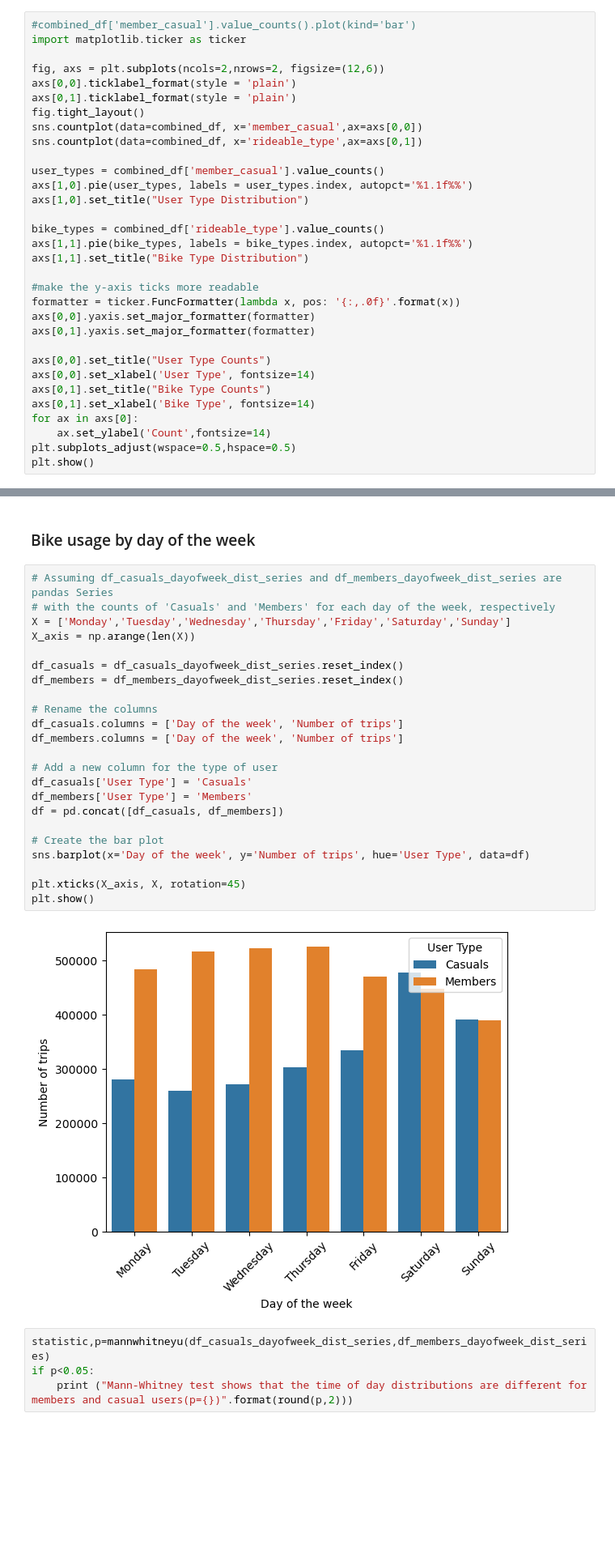
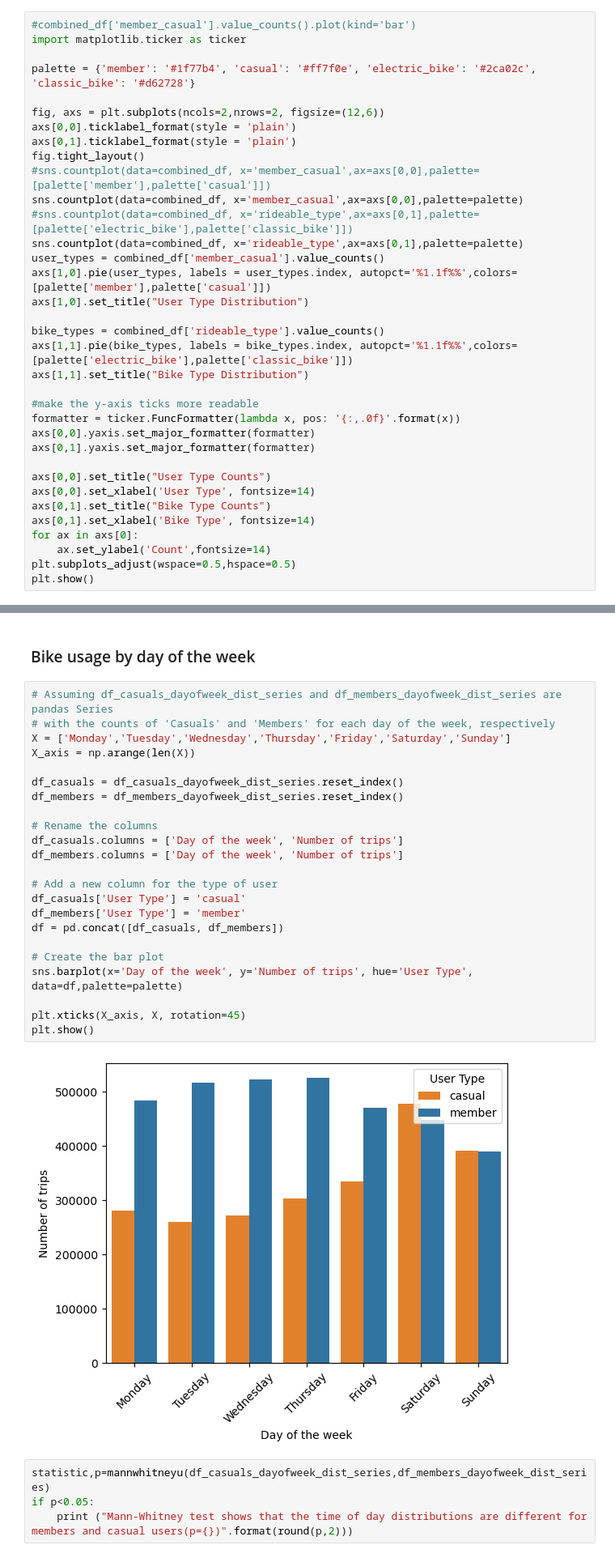
Before and after one commit to mosesibnmoses/Data-Portfolio, a Jupyter notebook: Bike share business analysis/Bike-share trips analysis.ipynb, the cells around one changed output, grey strips where cells are left out. Shown at 81% size. Saved outputs shown, nothing was run; the diff lists cells and outputs as text; blank space fills up the shorter version.

Commit message:
data processing and visualization
updated data processing pipeline and improved visualizations

```diff
--- a/Bike share business analysis/Bike-share trips analysis.ipynb
+++ b/Bike share business analysis/Bike-share trips analysis.ipynb
@@ -102,20 +131,23 @@ combined_df=pd.read_pickle('combined.pkl')
 # %%
 #combined_df['member_casual'].value_counts().plot(kind='bar')
 import matplotlib.ticker as ticker
+
+palette = {'member': '#1f77b4', 'casual': '#ff7f0e', 'electric_bike': '#2ca02c', 'classic_bike': '#d62728'}
 
 fig, axs = plt.subplots(ncols=2,nrows=2, figsize=(12,6))
 axs[0,0].ticklabel_format(style = 'plain')
 axs[0,1].ticklabel_format(style = 'plain')
 fig.tight_layout()
-sns.countplot(data=combined_df, x='member_casual',ax=axs[0,0])
-sns.countplot(data=combined_df, x='rideable_type',ax=axs[0,1])
-
+#sns.countplot(data=combined_df, x='member_casual',ax=axs[0,0],palette=[palette['member'],palette['casual']])
+sns.countplot(data=combined_df, x='member_casual',ax=axs[0,0],palette=palette)
+#sns.countplot(data=combined_df, x='rideable_type',ax=axs[0,1],palette=[palette['electric_bike'],palette['classic_bike']])
+sns.countplot(data=combined_df, x='rideable_type',ax=axs[0,1],palette=palette)
 user_types = combined_df['member_casual'].value_counts()
-axs[1,0].pie(user_types, labels = user_types.index, autopct='%1.1f%%')
+axs[1,0].pie(user_types, labels = user_types.index, autopct='%1.1f%%',colors=[palette['member'],palette['casual']])
 axs[1,0].set_title("User Type Distribution")
 
 bike_types = combined_df['rideable_type'].value_counts()
-axs[1,1].pie(bike_types, labels = bike_types.index, autopct='%1.1f%%')
+axs[1,1].pie(bike_types, labels = bike_types.index, autopct='%1.1f%%',colors=[palette['electric_bike'],palette['classic_bike']])
 axs[1,1].set_title("Bike Type Distribution")
 
 #make the y-axis ticks more readable
@@ -311,28 +330,28 @@ T-test indicates significant difference between users' and members' average ride
 # %%
 # Assuming df_casuals_dayofweek_dist_series and df_members_dayofweek_dist_series are pandas Series
 # with the counts of 'Casuals' and 'Members' for each day of the week, respectively
 X = ['Monday','Tuesday','Wednesday','Thursday','Friday','Saturday','Sunday']
 X_axis = np.arange(len(X))
 
 df_casuals = df_casuals_dayofweek_dist_series.reset_index()
 df_members = df_members_dayofweek_dist_series.reset_index()
 
 # Rename the columns
 df_casuals.columns = ['Day of the week', 'Number of trips']
 df_members.columns = ['Day of the week', 'Number of trips']
 
 # Add a new column for the type of user
-df_casuals['User Type'] = 'Casuals'
-df_members['User Type'] = 'Members'
+df_casuals['User Type'] = 'casual'
+df_members['User Type'] = 'member'
 df = pd.concat([df_casuals, df_members])
 
 # Create the bar plot
-sns.barplot(x='Day of the week', y='Number of trips', hue='User Type', data=df)
+sns.barplot(x='Day of the week', y='Number of trips', hue='User Type', data=df,palette=palette)
 
 plt.xticks(X_axis, X, rotation=45)
 plt.show()
 # %% [output]
-[figure, old version]
+[figure, new version]
 # %%
 statistic,p=mannwhitneyu(df_casuals_dayofweek_dist_series,df_members_dayofweek_dist_series)
 if p<0.05:
```
Also changed, not shown: parts of 16 cells of this notebook.
